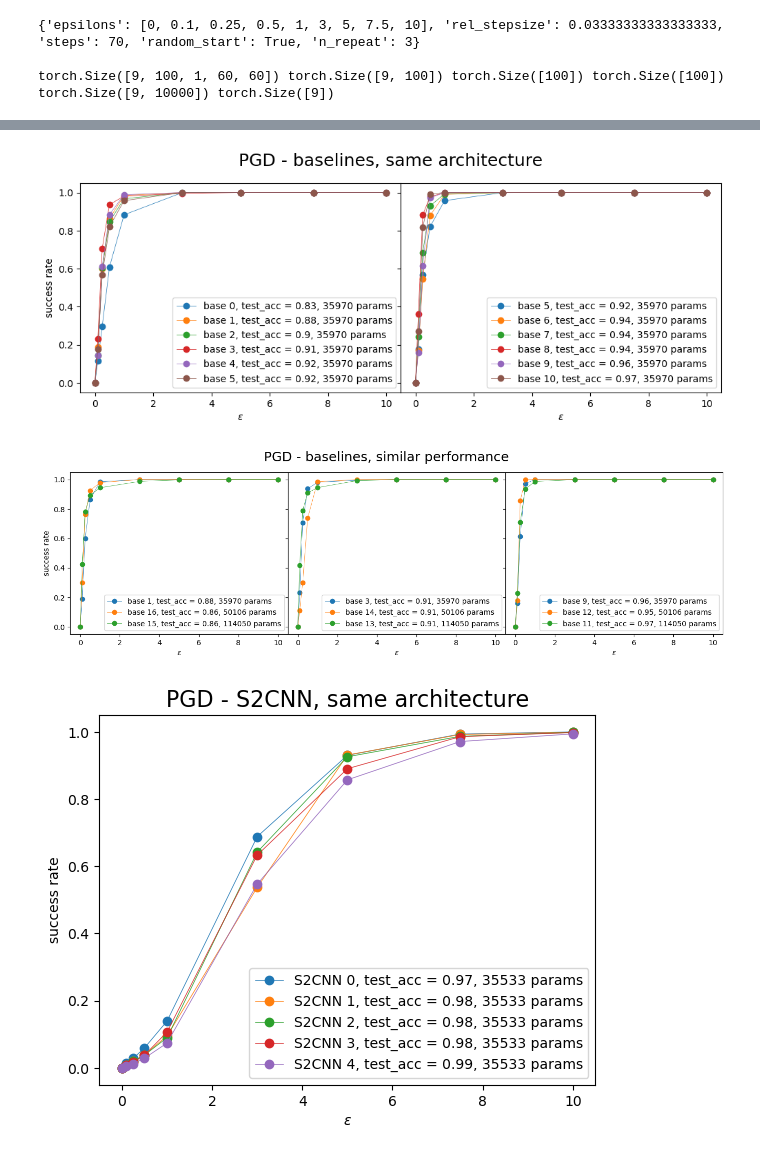
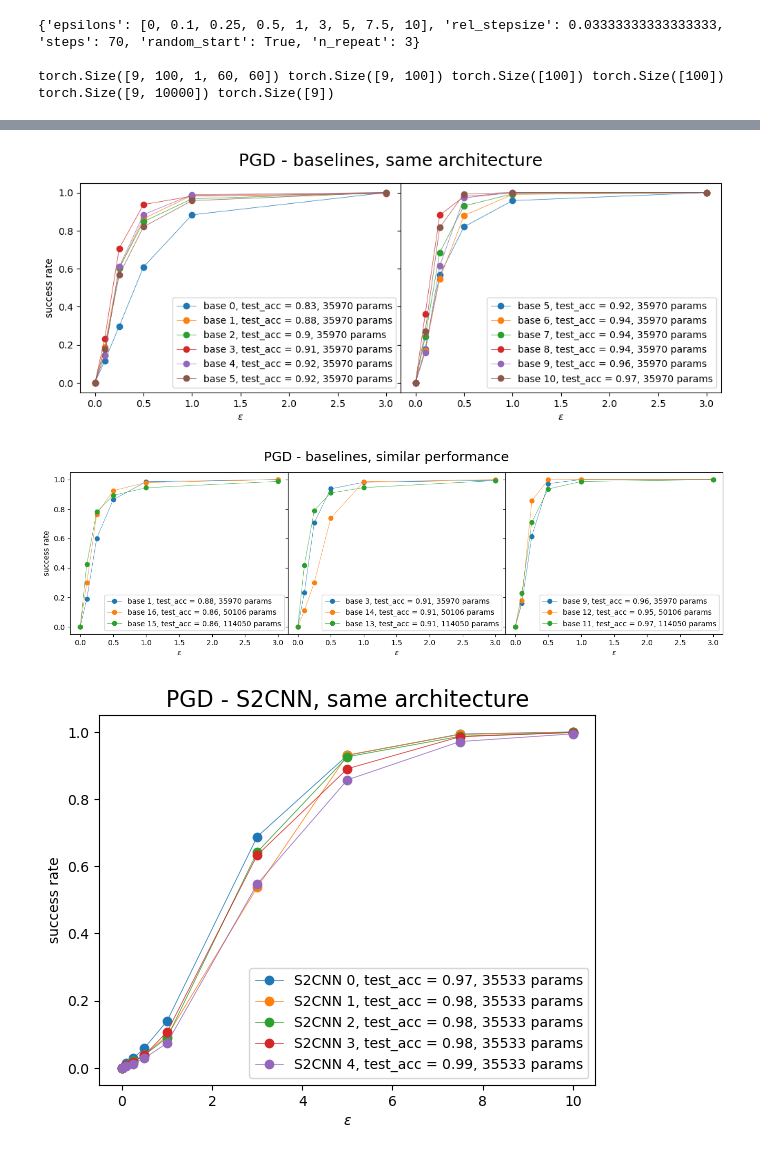
Before and after one commit to Schuh93/sem_seg_s2cnn, a Jupyter notebook: examples/mnist_adv/PGD - results.ipynb, the cells around one changed output, grey strips where cells are left out. Cells and saved outputs as stored; diff of their text form; code cells hidden in the pictures.

```diff
--- a/examples/mnist_adv/PGD - results.ipynb
+++ b/examples/mnist_adv/PGD - results.ipynb
@@ -5,7 +5,8 @@ from mlflow_helper import load_attack_results, load_from_db
 # %%
 baseline_run_names = [1668278459, 1668279489, 1668283177, 1668284221, 1668289478,
             1668296690, 1668302862, 1668309303, 1668319357, 1668343081, 1668361949,
-            1667820145, 1667706428, 1667745011, 1667634222, 1667729890, 1667599289]
+            1667820145, 1667706428, 1667745011, 1667634222, 1667729890, 1667599289,
+            1669374570]
 
 S2CNN_run_names = [1668559990, 1668568059, 1668578286, 1668598496, 1668637573, 1668139362, 1668030960]
 # %%
@@ -51,6 +52,3 @@ print(baseline_images[0].size(), baseline_preds[0].size(), baseline_clean_preds[
 {'epsilons': [0, 0.1, 0.25, 0.5, 1, 3, 5, 7.5, 10], 'rel_stepsize': 0.03333333333333333, 'steps': 70, 'random_start': True, 'n_repeat': 3}
 
 torch.Size([9, 100, 1, 60, 60]) torch.Size([9, 100]) torch.Size([100]) torch.Size([100]) torch.Size([9, 10000]) torch.Size([9])
-# %%
-for i in range(len(baseline_run_names)):
-    print(baseline_success_rate[i])
@@ -75,40 +55,40 @@ tensor([0.0000, 0.2984, 0.7641, 0.9251, 0.9789, 1.0000, 1.0000, 1.0000, 1.0000])
 # %%
 fig, axs = plt.subplots(nrows=1, ncols=2, figsize = (12, 4), sharey=True, gridspec_kw={'wspace':0, 'hspace':0})
 plt.suptitle('PGD - baselines, same architecture', fontsize=18)
 plt.subplots_adjust(top=0.87)
 
 for i in range(6):
-    axs[0].plot(baseline_params['epsilons'], baseline_success_rate[i], 'o-', linewidth=0.5, label=f"base {i}, test_acc = {baseline_clean_test_accs[i]:.{2}}, {baseline_total_params[i]} params")
+    axs[0].plot(baseline_params['epsilons'][:6], baseline_success_rate[i][:6], 'o-', linewidth=0.5, label=f"base {i}, test_acc = {baseline_clean_test_accs[i]:.{2}}, {baseline_total_params[i]} params")
     axs[0].set_xlabel('$\epsilon$')
     axs[0].set_ylabel('success rate')
 
 for i in range(5,11):
-    axs[1].plot(baseline_params['epsilons'], baseline_success_rate[i], 'o-', linewidth=0.5, label=f"base {i}, test_acc = {baseline_clean_test_accs[i]:.{2}}, {baseline_total_params[i]} params")
+    axs[1].plot(baseline_params['epsilons'][:6], baseline_success_rate[i][:6], 'o-', linewidth=0.5, label=f"base {i}, test_acc = {baseline_clean_test_accs[i]:.{2}}, {baseline_total_params[i]} params")
     axs[1].set_xlabel('$\epsilon$')
 
 for j in range(2):
     axs[j].legend()
 
 # plt.savefig('PGD_bl_same_arch.pdf', bbox_inches="tight")
 plt.show()
 # %% [output]
-[figure, old version]
+[figure, new version]
 # %%
 fig, axs = plt.subplots(nrows=1, ncols=3, figsize = (16, 4), sharey=True, gridspec_kw={'wspace':0, 'hspace':0})
 plt.suptitle('PGD - baselines, similar performance', fontsize=18)
 plt.subplots_adjust(top=0.88)
 
 for i in [1, 16, 15]:
-    axs[0].plot(baseline_params['epsilons'], baseline_success_rate[i], 'o-', linewidth=0.5, label=f"base {i}, test_acc = {baseline_clean_test_accs[i]:.{2}}, {baseline_total_params[i]} params")
+    axs[0].plot(baseline_params['epsilons'][:6], baseline_success_rate[i][:6], 'o-', linewidth=0.5, label=f"base {i}, test_acc = {baseline_clean_test_accs[i]:.{2}}, {baseline_total_params[i]} params")
     axs[0].set_xlabel('$\epsilon$')
     axs[0].set_ylabel('success rate')
 
 for i in [3, 14, 13]:
-    axs[1].plot(baseline_params['epsilons'], baseline_success_rate[i], 'o-', linewidth=0.5, label=f"base {i}, test_acc = {baseline_clean_test_accs[i]:.{2}}, {baseline_total_params[i]} params")
+    axs[1].plot(baseline_params['epsilons'][:6], baseline_success_rate[i][:6], 'o-', linewidth=0.5, label=f"base {i}, test_acc = {baseline_clean_test_accs[i]:.{2}}, {baseline_total_params[i]} params")
     axs[1].set_xlabel('$\epsilon$')
 
 for i in [9, 12, 11]:
-    axs[2].plot(baseline_params['epsilons'], baseline_success_rate[i], 'o-', linewidth=0.5, label=f"base {i}, test_acc = {baseline_clean_test_accs[i]:.{2}}, {baseline_total_params[i]} params")
+    axs[2].plot(baseline_params['epsilons'][:6], baseline_success_rate[i][:6], 'o-', linewidth=0.5, label=f"base {i}, test_acc = {baseline_clean_test_accs[i]:.{2}}, {baseline_total_params[i]} params")
     axs[2].set_xlabel('$\epsilon$')
 
 for j in range(3):
@@ -117,7 +97,7 @@ for j in range(3):
 # plt.savefig('PGD_bl_sim_perf.pdf', bbox_inches="tight")
 plt.show()
 # %% [output]
-[figure, old version]
+[figure, new version]
 # %%
 plt.title('PGD - S2CNN, same architecture', fontsize=16)
 for i in range(5):
```
Also changed, not shown: parts of 17 cells of this notebook, 10 other files.
